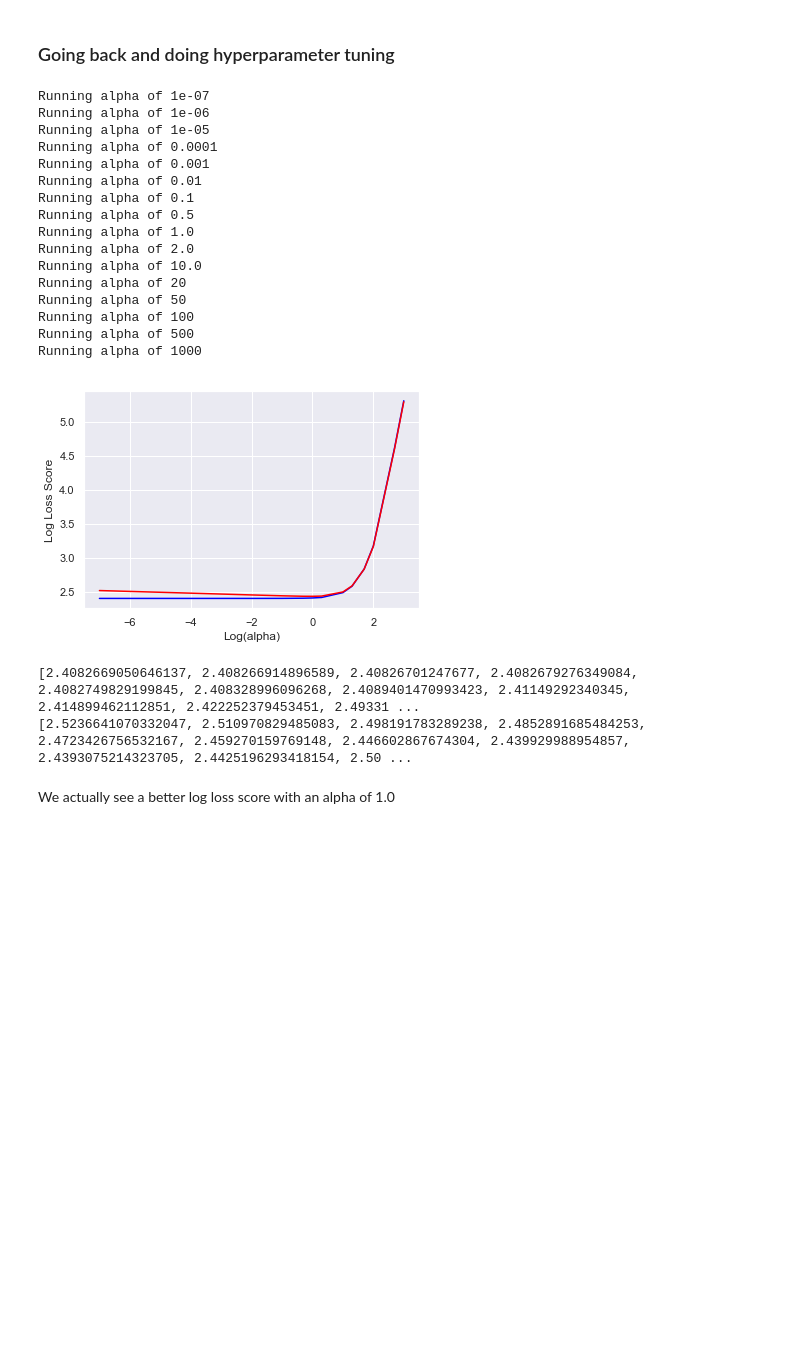
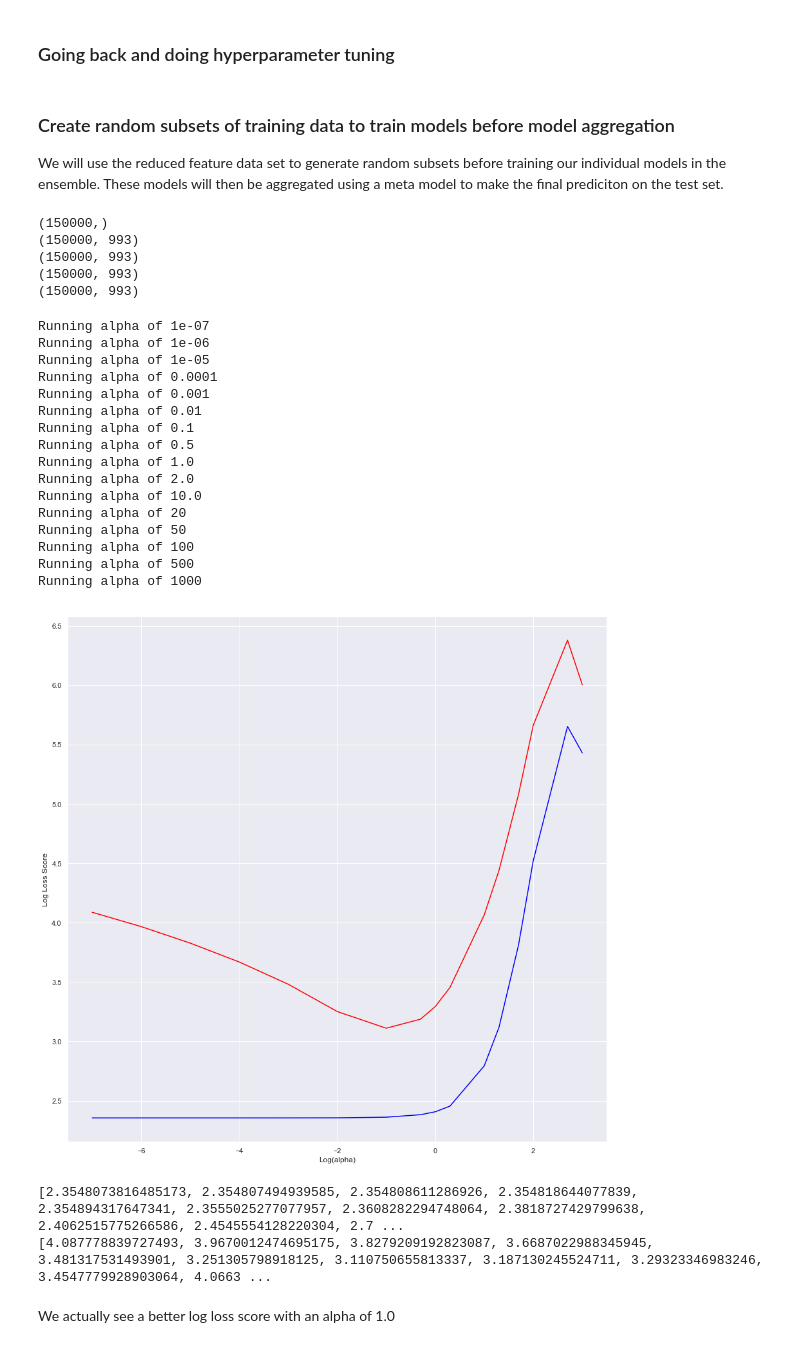
Before and after one commit to suhasgupta791/MIDS_W207_Final_Project, a Jupyter notebook: SuhasGupta_NehaKumar_SecondSubmission_finalproject.ipynb, the cells around one changed output. Drawn from its saved outputs; the diff is of its cells as text; code cells hidden in the pictures; blank space fills up the shorter version.

Commit message:
Added splits for random subsets of training data

```diff
--- a/SuhasGupta_NehaKumar_SecondSubmission_finalproject.ipynb
+++ b/SuhasGupta_NehaKumar_SecondSubmission_finalproject.ipynb
@@ -776,9 +775,9 @@ It looks like the explained variance ratio tapers off at a dimensionality greate
 # %% [markdown]
 ### Cutting down our features with L1 regularization
 # %%
-c_vals = [0.001, 0.005, 0.01, 0.05, 0.1,0.5]
-cv_params = {'C': c_vals}
+# c_vals = [0.001, 0.005, 0.01, 0.05, 0.1]
+# cv_params = {'C': c_vals}
 
-lr_l1=LogisticRegression(penalty='l1', solver = 'saga', multi_class='auto', tol=.01,n_jobs=-1,verbose=1)
-lr_l1_cv = GridSearchCV(estimator = lr_l1, param_grid = cv_params, cv = 3, scoring = 'neg_log_loss', n_jobs = -1, verbose = 10)
-l1 = lr_l1_cv.fit(train_data_v2, train_labels_v2)
+# lr_l1=LogisticRegression(penalty='l1', solver = 'saga', multi_class='auto', tol=.01,n_jobs=-1,verbose=1)
+# lr_l1_cv = GridSearchCV(estimator = lr_l1, param_grid = cv_params, cv = 3, scoring = 'neg_log_loss', n_jobs = -1, verbose = 10)
+# l1 = lr_l1_cv.fit(train_data_v2, train_labels_v2)
@@ -802,7 +791,7 @@ nonzero_idx_list_v1 = []
 for idx_c, c in enumerate(c_vals):
 
     # Train the linear regression model using L1 regularization
-    l1 = LogisticRegression(penalty='l1', C = c, solver = 'saga', multi_class='auto', tol=.01,n_jobs=-1,verbose=1)
+    l1 = LogisticRegression(penalty='l1', C = c, solver = 'saga', multi_class='auto', tol=.01,n_jobs=-1)
     l1_model = l1.fit(train_data_v2, train_labels_v2)
 
     # Get the indices of the non zero features and save them
@@ -1017,54 +993,86 @@ Looking at the log loss values, we'll remove the features via L1 and do hyperpar
 # %%
 train_data_v3 = all_feature_sets_train[best_feature_set_idx]
 dev_data_v3 = all_feature_sets_dev[best_feature_set_idx]
+# %% [markdown]
+### Create random subsets of training data to train models before model aggregation
+
+We will use the reduced feature data set to generate random subsets before training our individual models in the ensemble. These models will then be aggregated using a meta model to make the final prediciton on the test set.
+# %%
+num_of_train_batches = 4
+mini_size = 150000
+splitData = createTestTrainData(trainDataEncoded = train_data_v3,trainlabelsEncoded=labels_train_encoded_v2,
+                                           mini_size = mini_dataset_size, t_size = dev_size, shuffle=shuffle)
+mini_train_data_list, mini_train_labels_list, dev_data_list, dev_labels_list = \
+                    splitData.testTrainSplitBatches(num_batches=num_of_train_batches,mini_size=mini_size)
+
+print(mini_train_labels_list[0].shape)
+
+
+# Lets check if the splits happended correctly
+for i in range(0,num_of_train_batches):
+    tmp = mini_train_data_list[i][:,nonzero_idx_list_v1[best_feature_set_idx]]
+    print(tmp.shape)
+# %% [output]
+(150000,)
+(150000, 993)
+(150000, 993)
+(150000, 993)
+(150000, 993)
 # %%
 # For V2 data
 
 train_scores = []
 dev_scores = []
 
+# Assign data and label sets
+train_data_mnb = mini_train_data_list[0][:,nonzero_idx_list_v1[best_feature_set_idx]]
+train_labels_mnb=mini_train_labels_list[0]
+dev_data_mnb=dev_data_list[0][:,nonzero_idx_list_v1[best_feature_set_idx]]
+dev_labels_mnb = dev_labels_list[0]
+
+
 alphas = [0.0000001, 0.000001, 0.00001, 0.0001, 0.001, 0.01, 0.1, 0.5, 1.0, 2.0, 10.0,20,50,100,500,1000]
 for a in alphas:
     print('Running alpha of',a)
-    mnb_v2 = MultinomialNB(alpha = a)
-    train_predict = mnb_v2.fit(train_data_v3, train_labels_v2).predict_proba(train_data_v3)
-    train_score = metrics.log_loss(train_labels_v2, train_predict)
+    mnb_v3 = MultinomialNB(alpha = a)
+    train_predict = mnb_v3.fit(train_data_mnb, train_labels_mnb).predict_proba(train_data_mnb)
+    train_score = metrics.log_loss(train_labels_mnb, train_predict)
     train_scores.append(train_score)
-    dev_predict = mnb_v2.predict_proba(dev_data_v3)
-    dev_score = metrics.log_loss(dev_labels_v2,dev_predict)
+    dev_predict = mnb_v3.predict_proba(dev_data_mnb)
+    dev_score = metrics.log_loss(dev_labels_mnb,dev_predict)
     dev_scores.append(dev_score)
 
 
 # Plotting log loss scores
 plt.plot(np.log10(alphas),train_scores, 'blue')
 plt.plot(np.log10(alphas),dev_scores, 'red')
 plt.xlabel('Log(alpha)')
 plt.ylabel('Log Loss Score')
 plt.show()
 
 # Print outputs
 print(train_scores)
 print(dev_scores)
 # %% [output]
 Running alpha of 1e-07
 Running alpha of 1e-06
 Running alpha of 1e-05
 Running alpha of 0.0001
 Running alpha of 0.001
 Running alpha of 0.01
 Running alpha of 0.1
 Running alpha of 0.5
 Running alpha of 1.0
 Running alpha of 2.0
 Running alpha of 10.0
 Running alpha of 20
 Running alpha of 50
 Running alpha of 100
 Running alpha of 500
 Running alpha of 1000
-[figure, old version]
+[figure, new version]
-[2.4082669050646137, 2.408266914896589, 2.40826701247677, 2.4082679276349084, 2.4082749829199845, 2.408328996096268, 2.4089401470993423, 2.41149292340345, 2.414899462112851, 2.422252379453451, 2.49331 ...
-[2.5236641070332047, 2.510970829485083, 2.498191783289238, 2.4852891685484253, 2.4723426756532167, 2.459270159769148, 2.446602867674304, 2.439929988954857, 2.4393075214323705, 2.4425196293418154, 2.50 ...
+[2.3548073816485173, 2.354807494939585, 2.354808611286926, 2.354818644077839, 2.354894317647341, 2.3555025277077957, 2.3608282294748064, 2.3818727429799638, 2.4062515775266586, 2.4545554128220304, 2.7 ...
+[4.087778839727493, 3.9670012474695175, 3.8279209192823087, 3.6687022988345945, 3.481317531493901, 3.251305798918125, 3.110750655813337, 3.187130245524711, 3.29323346983246, 3.4547779928903064, 4.0663 ...
 # %% [markdown]
 We actually see a better log loss score with an alpha of 1.0
 # %%
```
Also changed, not shown: parts of 38 cells of this notebook, 1 other file.
